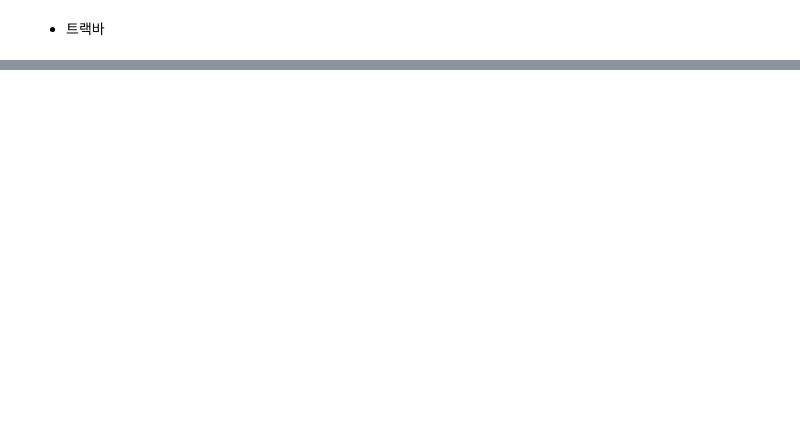
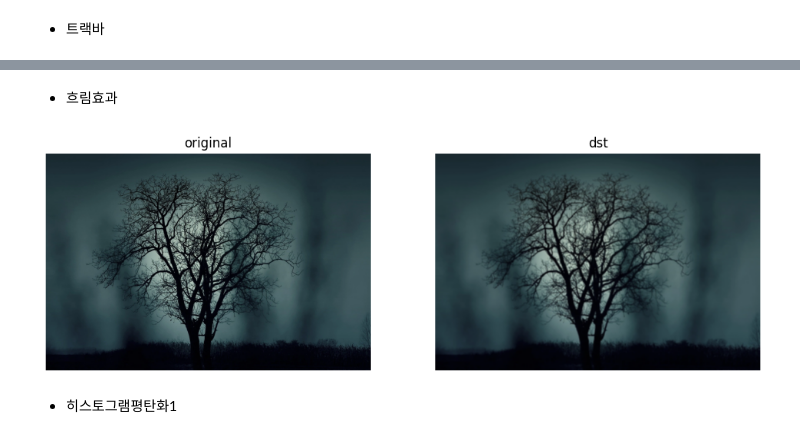
Before and after one commit to manki8908/Class_TJ_c22, a Jupyter notebook: SRC/python-OpenCV.ipynb, the cells around one changed output, grey strips where cells are left out. Cells and saved outputs as stored; diff of their text form; code cells hidden in the pictures; blank space fills up the shorter version.

```diff
--- a/SRC/python-OpenCV.ipynb
+++ b/SRC/python-OpenCV.ipynb
@@ -477,0 +706,46 @@ cv2.destroyAllWindows()
+# %% [markdown]
+* 흐림효과
+# %%
+
+import cv2
+
+import matplotlib.pyplot as plt
+
+#img = cv2.imread("c:/data/images/winter.jpg")
+img = cv2.imread("c:/data/images/tree.jpg")
+
+image_rgb = cv2.cvtColor(img, cv2.COLOR_BGR2RGB)
+
+image_rgb.shape
+
+############################
+
+dst = cv2.blur(img, (9, 9)) #커널 사이즈(값이 클수록 흐려짐)
+
+############################
+
+plt.figure(figsize=(12,8))
+
+plt.subplot(1,2,1)
+
+plt.imshow(image_rgb)
+
+plt.title('original')
+
+plt.axis("off")
+
+plt.subplot(1,2,2)
+
+image_rgb = cv2.cvtColor(dst, cv2.COLOR_BGR2RGB)
+
+plt.imshow(image_rgb)
+
+plt.title('dst')
+
+plt.axis("off")
+
+plt.show()
+# %% [output]
+[figure, added]
+# %% [markdown]
+* 히스토그램평탄화1
```
Also changed, not shown: parts of 37 cells of this notebook, 12 other files.
